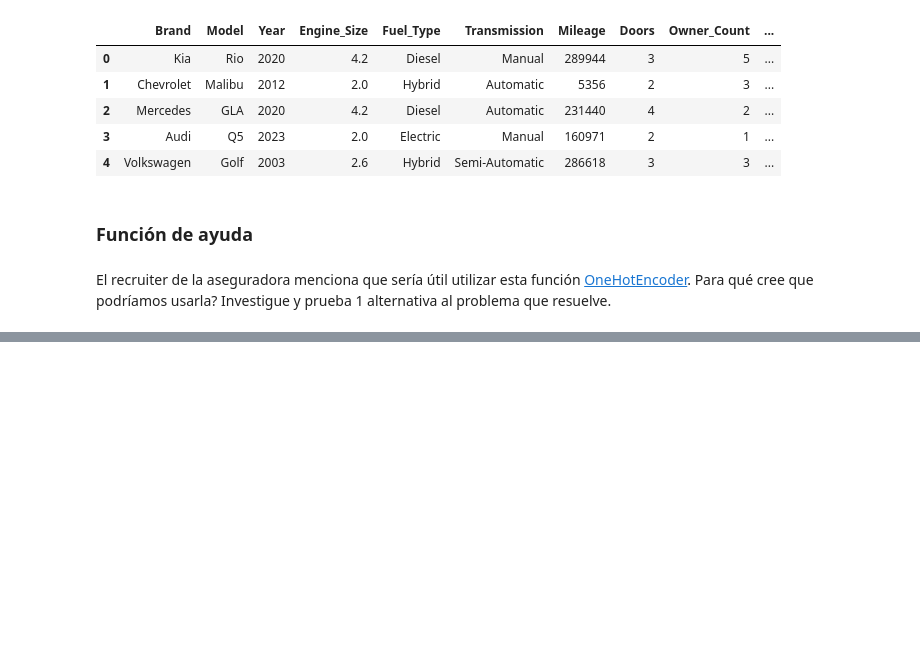
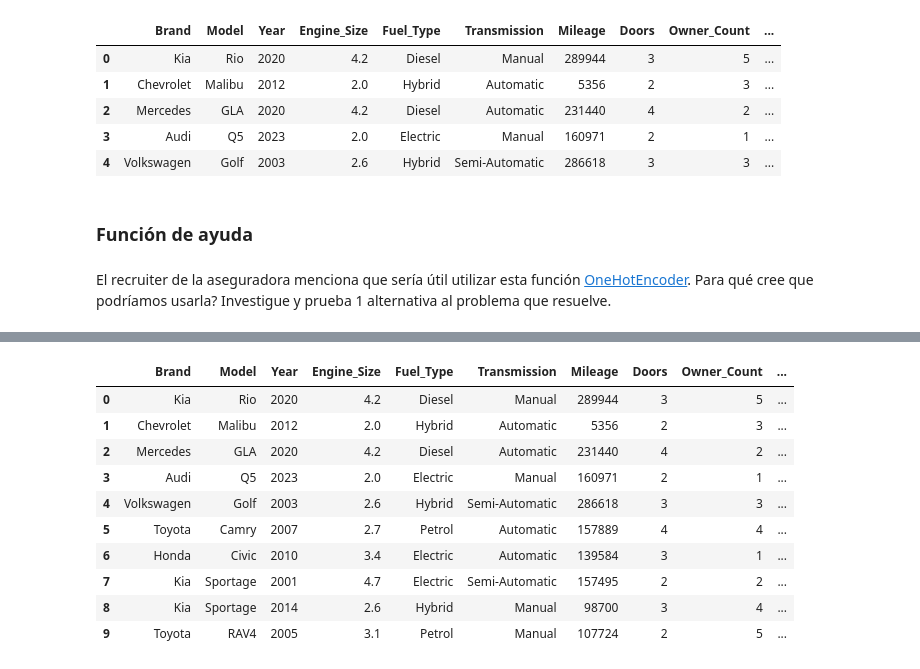
Before and after one commit to joinerars/MLparcial1, a Jupyter notebook: 01_Parcial_Pregrado_II_2024.ipynb, the cells around one changed output, grey strips where cells are left out. Cells and saved outputs as stored; diff of their text form; code cells hidden in the pictures; blank space fills up the shorter version.

```diff
--- a/01_Parcial_Pregrado_II_2024.ipynb
+++ b/01_Parcial_Pregrado_II_2024.ipynb
@@ -885,0 +934,57 @@ None
+# %%
+for index, row in extended_cars.iterrows():
+  #Condición para saltar indices que fueron leidos anteriormente (te odio API)
+      #Se obtienen los datos de la API correspondientes
+      api_values = get_car_specs(model=row['Model'], year=row['Year'])
+
+      #Si no hubo coincidencia con el modelo y año del vehículo entonces se llena la columan con NaN
+      if api_values is None:
+          extended_cars.at[index, 'cylinders'] = np.nan
+          extended_cars.at[index, 'city_mpg'] = np.nan
+          extended_cars.at[index, 'highway_mpg'] = np.nan
+
+      #Si hubo coincidencia con el modelo y año, se guardan los datos en nuestro Data Frame
+      else:
+          #Se toma en cuenta los casos en los que la respuesta obtenida no tenga la columna deseada
+          try:
+            extended_cars.at[index, 'cylinders'] = api_values['cylinders']
+          except KeyError:
+            extended_cars.at[index, 'cylinders'] = np.nan
+
+          try:
+            extended_cars.at[index, 'city_mpg'] = api_values['city_mpg']
+          except KeyError:
+            extended_cars.at[index, 'city_mpg'] = np.nan
+
+          try:
+            extended_cars.at[index, 'highway_mpg'] = api_values['highway_mpg']
+          except KeyError:
+            extended_cars.at[index, 'highway_mpg'] = np.nan
+# %%
+#En caso de no haber coincidencia, los valores NaN se van a llenar con la media de los valores en la columna correspondiente
+mean_cylinders = extended_cars['cylinders'].mean()
+mean_city_mpg = extended_cars['city_mpg'].mean()
+mean_highway_mpg = extended_cars['highway_mpg'].mean()
+
+extended_cars.fillna({'cylinders': mean_cylinders}, inplace=True)
+extended_cars.fillna({'city_mpg': mean_city_mpg}, inplace=True)
+extended_cars.fillna({'highway_mpg': mean_highway_mpg}, inplace=True)
+
+extended_cars['cylinders'] = extended_cars['cylinders'].astype(int)
+extended_cars['city_mpg'] = extended_cars['city_mpg'].astype(int)
+extended_cars['highway_mpg'] = extended_cars['highway_mpg'].astype(int)
+# %%
+
+extended_cars.head(10)
+# %% [output]
+|  | Brand | Model | Year | Engine_Size | Fuel_Type | Transmission | Mileage | Doors | Owner_Count | ... |
+| 0 | Kia | Rio | 2020 | 4.2 | Diesel | Manual | 289944 | 3 | 5 | ... |
+| 1 | Chevrolet | Malibu | 2012 | 2.0 | Hybrid | Automatic | 5356 | 2 | 3 | ... |
+| 2 | Mercedes | GLA | 2020 | 4.2 | Diesel | Automatic | 231440 | 4 | 2 | ... |
+| 3 | Audi | Q5 | 2023 | 2.0 | Electric | Manual | 160971 | 2 | 1 | ... |
+| 4 | Volkswagen | Golf | 2003 | 2.6 | Hybrid | Semi-Automatic | 286618 | 3 | 3 | ... |
+| 5 | Toyota | Camry | 2007 | 2.7 | Petrol | Automatic | 157889 | 4 | 4 | ... |
+| 6 | Honda | Civic | 2010 | 3.4 | Electric | Automatic | 139584 | 3 | 1 | ... |
+| 7 | Kia | Sportage | 2001 | 4.7 | Electric | Semi-Automatic | 157495 | 2 | 2 | ... |
+| 8 | Kia | Sportage | 2014 | 2.6 | Hybrid | Manual | 98700 | 3 | 4 | ... |
+| 9 | Toyota | RAV4 | 2005 | 3.1 | Petrol | Manual | 107724 | 2 | 5 | ... |
```
Also changed, not shown: parts of 37 cells of this notebook.
